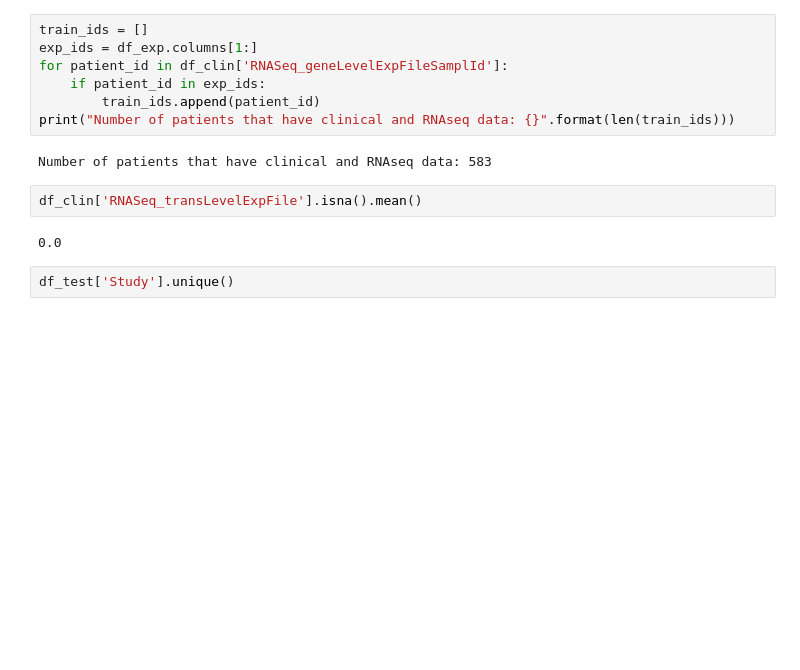
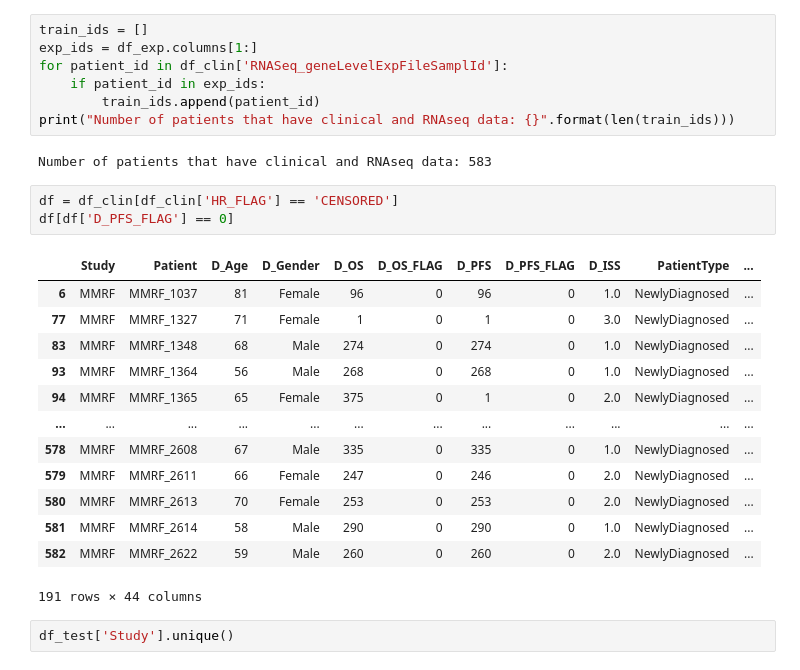
Before and after one commit to khalilouardini/MM_DREAM_Challenge, a Jupyter notebook: exploration/Clinical_Data_Analysis.ipynb, the cells around one changed output. Cells and saved outputs as stored; diff of their text form; blank space fills up the shorter version.

```diff
--- a/exploration/Clinical_Data_Analysis.ipynb
+++ b/exploration/Clinical_Data_Analysis.ipynb
@@ -66,9 +71,22 @@ print("Number of patients that have clinical and RNAseq data: {}".format(len(tra
 # %% [output]
 Number of patients that have clinical and RNAseq data: 583
 # %%
-df_clin['RNASeq_transLevelExpFile'].isna().mean()
+df = df_clin[df_clin['HR_FLAG'] == 'CENSORED']
+df[df['D_PFS_FLAG'] == 0]
 # %% [output]
+|  | Study | Patient | D_Age | D_Gender | D_OS | D_OS_FLAG | D_PFS | D_PFS_FLAG | D_ISS | PatientType | ... |
+| 6 | MMRF | MMRF_1037 | 81 | Female | 96 | 0 | 96 | 0 | 1.0 | NewlyDiagnosed | ... |
+| 77 | MMRF | MMRF_1327 | 71 | Female | 1 | 0 | 1 | 0 | 3.0 | NewlyDiagnosed | ... |
+| 83 | MMRF | MMRF_1348 | 68 | Male | 274 | 0 | 274 | 0 | 1.0 | NewlyDiagnosed | ... |
+| 93 | MMRF | MMRF_1364 | 56 | Male | 268 | 0 | 268 | 0 | 1.0 | NewlyDiagnosed | ... |
+| 94 | MMRF | MMRF_1365 | 65 | Female | 375 | 0 | 1 | 0 | 2.0 | NewlyDiagnosed | ... |
+| ... | ... | ... | ... | ... | ... | ... | ... | ... | ... | ... | ... |
+| 578 | MMRF | MMRF_2608 | 67 | Male | 335 | 0 | 335 | 0 | 1.0 | NewlyDiagnosed | ... |
+| 579 | MMRF | MMRF_2611 | 66 | Female | 247 | 0 | 246 | 0 | 2.0 | NewlyDiagnosed | ... |
+| 580 | MMRF | MMRF_2613 | 70 | Female | 253 | 0 | 253 | 0 | 2.0 | NewlyDiagnosed | ... |
+| 581 | MMRF | MMRF_2614 | 58 | Male | 290 | 0 | 290 | 0 | 1.0 | NewlyDiagnosed | ... |
+| 582 | MMRF | MMRF_2622 | 59 | Male | 260 | 0 | 260 | 0 | 2.0 | NewlyDiagnosed | ... |
-0.0
+191 rows × 44 columns
 # %%
 df_test['Study'].unique()
 # %% [output]
```
Also changed, not shown: parts of 1 cell of this notebook.
